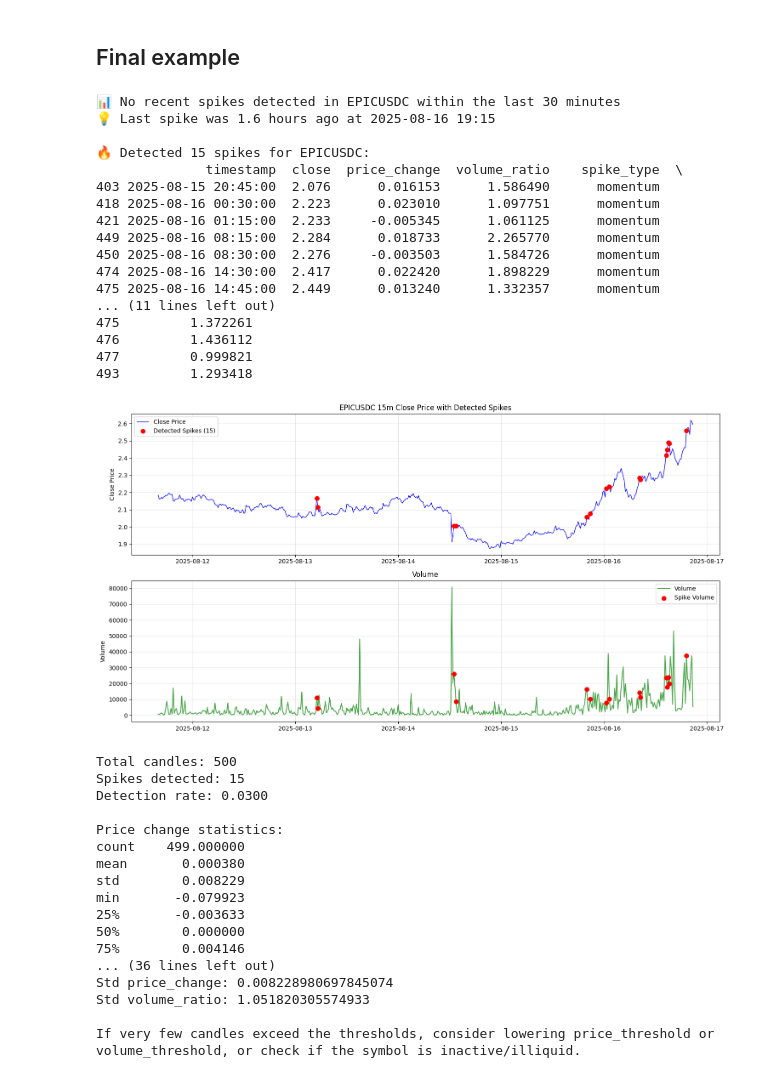
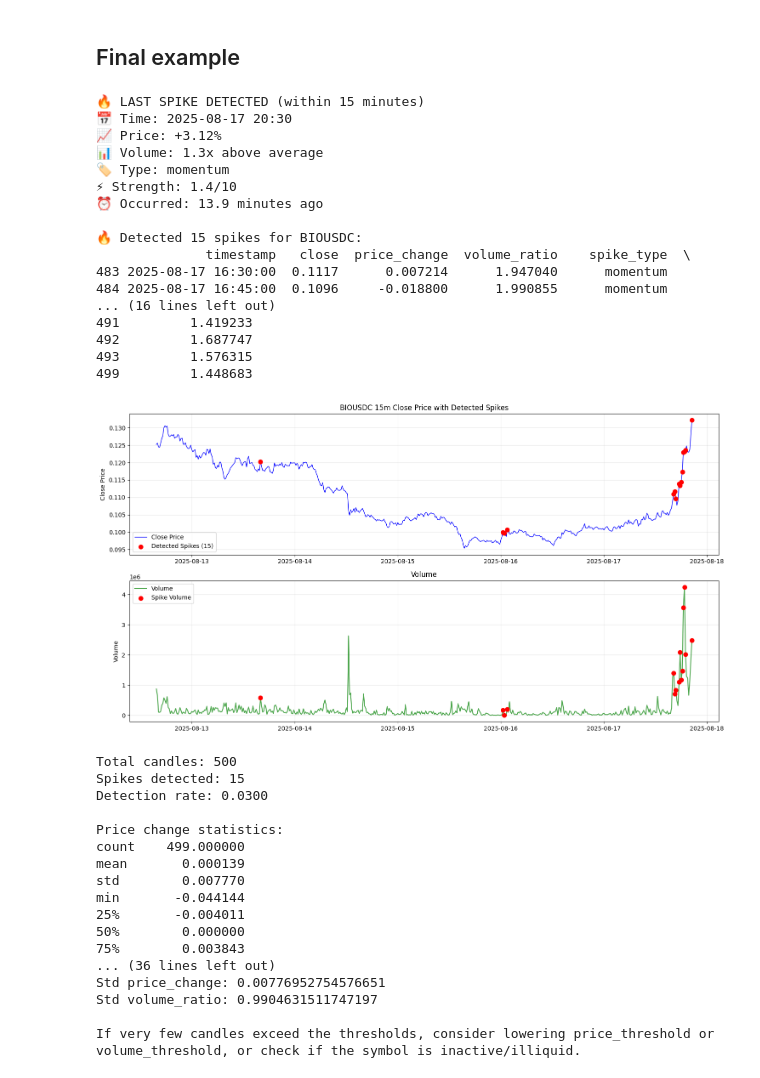
Before and after one commit to carkod/binbot-notebooks, a Jupyter notebook: spike_hunter/spike_hunter_v1.ipynb, the cells around one changed output. Saved outputs shown, nothing was run; the diff lists cells and outputs as text; code cells hidden in the pictures.

```diff
--- a/spike_hunter/spike_hunter_v1.ipynb
+++ b/spike_hunter/spike_hunter_v1.ipynb
@@ -34,7 +35,7 @@ from sklearn.metrics import classification_report
 import matplotlib.pyplot as plt
 import joblib
 
-symbol = "TSTUSDC"  # Globally changes
+symbol = "BIOUSDC"
 
 # Set fixed thresholds for both training and production (example: 0.02 for price, 2.0 for volume)
 FIXED_PRICE_THRESHOLD = 0.02
@@ -826,7 +844,7 @@ class SpikeHunter:
 ## Final example
 # %%
 # === USAGE EXAMPLES ===
-symbol = "EPICUSDC"
+symbol = "BIOUSDC"
 
 # Set fixed thresholds for both training and production (example: 0.02 for price, 2.0 for volume)
 FIXED_PRICE_THRESHOLD = 0.02
@@ -947,64 +965,64 @@ print("\nIf very few candles exceed the thresholds, consider lowering price_thre
 
 
 # --- Plotting: Three Types of Detected Spikes ---
 if not detected_spikes.empty:
     plt.figure(figsize=(15, 10))
     # Price + Volume spikes
     pv_spikes = df[df['spike_type'] == 'price_volume']
     # Momentum spikes
     mom_spikes = df[df['spike_type'] == 'momentum']
     # RSI reversal spikes
     rsi_spikes = df[df['spike_type'] == 'rsi_reversal']
 
     plt.plot(df['timestamp'], df['close'], label='Close Price', color='blue', linewidth=1)
     if not pv_spikes.empty:
         plt.scatter(pv_spikes['timestamp'], pv_spikes['close'], color='red', label='Price+Volume Spikes', s=50, zorder=5)
     if not mom_spikes.empty:
         plt.scatter(mom_spikes['timestamp'], mom_spikes['close'], color='orange', label='Momentum Spikes', s=50, zorder=5)
     if not rsi_spikes.empty:
         plt.scatter(rsi_spikes['timestamp'], rsi_spikes['close'], color='purple', label='RSI Reversal Spikes', s=50, zorder=5)
     plt.title(f"{symbol} 15m Close Price with Spike Types")
     plt.xlabel('Timestamp')
     plt.ylabel('Close Price')
     plt.legend()
     plt.grid(True, alpha=0.3)
     plt.tight_layout()
     plt.show()
 else:
     print("No spikes detected to plot by type.")
 # %% [output]
-📊 No recent spikes detected in EPICUSDC within the last 30 minutes
-💡 Last spike was 1.6 hours ago at 2025-08-16 19:15
+🔥 LAST SPIKE DETECTED (within 15 minutes)
+📅 Time: 2025-08-17 20:30
+📈 Price: +3.12%
+📊 Volume: 1.3x above average
+🏷️ Type: momentum
+⚡ Strength: 1.4/10
+⏰ Occurred: 13.9 minutes ago
 
-🔥 Detected 15 spikes for EPICUSDC:
-              timestamp  close  price_change  volume_ratio    spike_type  \
-403 2025-08-15 20:45:00  2.076      0.016153      1.586490      momentum
-418 2025-08-16 00:30:00  2.223      0.023010      1.097751      momentum
-421 2025-08-16 01:15:00  2.233     -0.005345      1.061125      momentum
-449 2025-08-16 08:15:00  2.284      0.018733      2.265770      momentum
-450 2025-08-16 08:30:00  2.276     -0.003503      1.584726      momentum
-474 2025-08-16 14:30:00  2.417      0.022420      1.898229      momentum
-475 2025-08-16 14:45:00  2.449      0.013240      1.332357      momentum
-... (11 lines left out)
-475         1.372261
-476         1.436112
-477         0.999821
-493         1.293418
+🔥 Detected 15 spikes for BIOUSDC:
+              timestamp   close  price_change  volume_ratio    spike_type  \
+483 2025-08-17 16:30:00  0.1117      0.007214      1.947040      momentum
+484 2025-08-17 16:45:00  0.1096     -0.018800      1.990855      momentum
+... (16 lines left out)
+491         1.419233
+492         1.687747
+493         1.576315
+499         1.448683
-[figure, old version]
+[figure, new version]
 Total candles: 500
 Spikes detected: 15
 Detection rate: 0.0300
 
 Price change statistics:
 count    499.000000
-mean       0.000380
-std        0.008229
-min       -0.079923
-25%       -0.003633
+mean       0.000139
+std        0.007770
+min       -0.044144
+25%       -0.004011
 50%        0.000000
-75%        0.004146
+75%        0.003843
 ... (36 lines left out)
-Std price_change: 0.008228980697845074
-Std volume_ratio: 1.051820305574933
+Std price_change: 0.00776952754576651
+Std volume_ratio: 0.9904631511747197
 
 If very few candles exceed the thresholds, consider lowering price_threshold or volume_threshold, or check if the symbol is inactive/illiquid.
```
Also changed, not shown: parts of 3 cells of this notebook, 5 other files.
